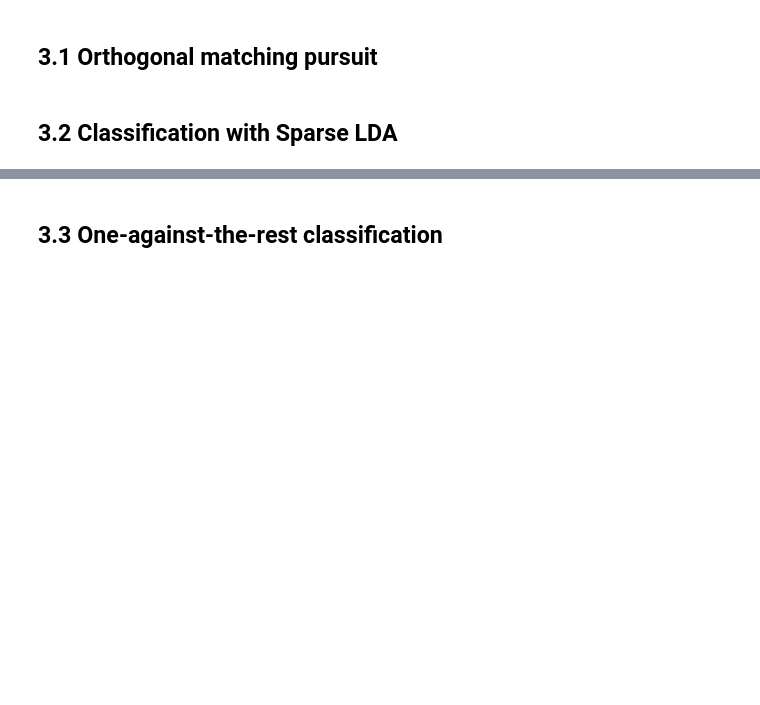
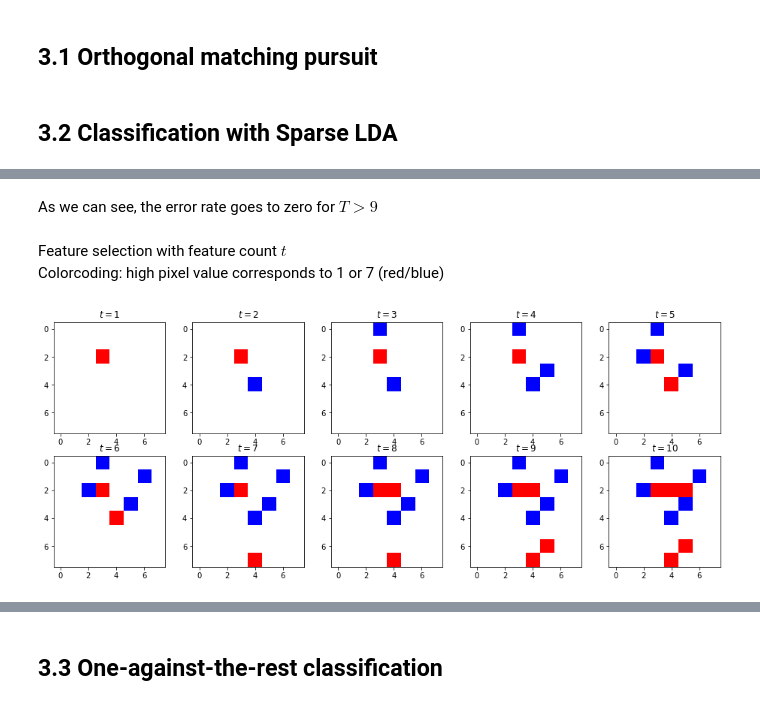
Before and after one commit to Simske/ML, a Jupyter notebook: ex06/regularized-regression.ipynb, the cells around one changed output, grey strips where cells are left out. Saved outputs shown, nothing was run; the diff lists cells and outputs as text; code cells hidden in the pictures; blank space fills up the shorter version.

```diff
--- a/ex06/regularized-regression.ipynb
+++ b/ex06/regularized-regression.ipynb
@@ -1,11 +1,14 @@
 # %%
 %matplotlib inline
 from IPython.display import display, Latex, Markdown
-import numpy as np
-import matplotlib.pyplot as plt
+md = lambda x : display(Markdown(x))
+import time, numpy as np
+import matplotlib, matplotlib.pyplot as plt
 import scipy.sparse as sp
+import pandas as pd
 from scipy.sparse.linalg import lsqr
 from scipy.ndimage import gaussian_filter
 from sklearn.datasets import load_digits
 from sklearn.model_selection import train_test_split
+from sklearn.metrics import confusion_matrix
 RANDOMSEED = 125843
@@ -170,9 +191,17 @@ def omp_regression(X, y, T):
 # %% [markdown]
 ## 3.2 Classification with Sparse LDA
 # %%
+# Load data and filter for 1 & 7
 digits = load_digits()
 mask = (digits.target == 1) | (digits.target == 7)
+# normalize data
 x_data = digits.data[mask]/digits.data.max()
 labels = digits.target[mask]
-response = np.ones_like(y_labels)
-response[y_labels == 7] = -1
+# generate response vector, 1 for label "1", -1 for label "7"
+response = np.ones_like(labels)
+response[labels == 7] = -1
+# split into training/test set, fit and predict
+x_train, x_test, y_train, y_test = train_test_split(x_data,
+                                                    response,
+                                                    test_size=0.4,
+                                                    random_state=RANDOMSEED)
@@ -218,0 +208,4 @@ array([1, 7, 1, 7, 7, 7, 7, 1, 7, 7, 7, 1, 7, 1, 1, 1, 1, 1, 1, 7, 7, 7, 1,
+# %%
+# train model
+T = 60
+beta = omp_regression(x_train, y_train, T)
@@ -218,0 +244,20 @@ array([1, 7, 1, 7, 7, 7, 7, 1, 7, 7, 7, 1, 7, 1, 1, 1, 1, 1, 1, 7, 7, 7, 1,
+# %% [markdown]
+As we can see, the error rate goes to zero for $ T > 9$
+# %%
+fig, axes = plt.subplots(2,5, figsize=(16,6))
+cmax = np.max(abs(beta))
+def colormap(image):
+    "Helper function to convert solution to colormap"
+    out = np.zeros((*image.shape, 3))
+    out[image == 0] = (1,1,1)
+    out[image > 0] = (1,0,0)
+    out[image < 0] = (0,0,1)
+    return out
+md("Feature selection with feature count $t$  \nColorcoding: high pixel value corresponds to 1 or 7 (red/blue)")
+for i, ax in enumerate(axes.flat):
+    ax.imshow(colormap(beta[:,i].reshape(8,8)))
+    ax.set_title(f"$t={i+1}$")
+# %% [output]
+Feature selection with feature count $t$
+Colorcoding: high pixel value corresponds to 1 or 7 (red/blue)
+[figure, added]
```
Also changed, not shown: parts of 22 cells of this notebook.
